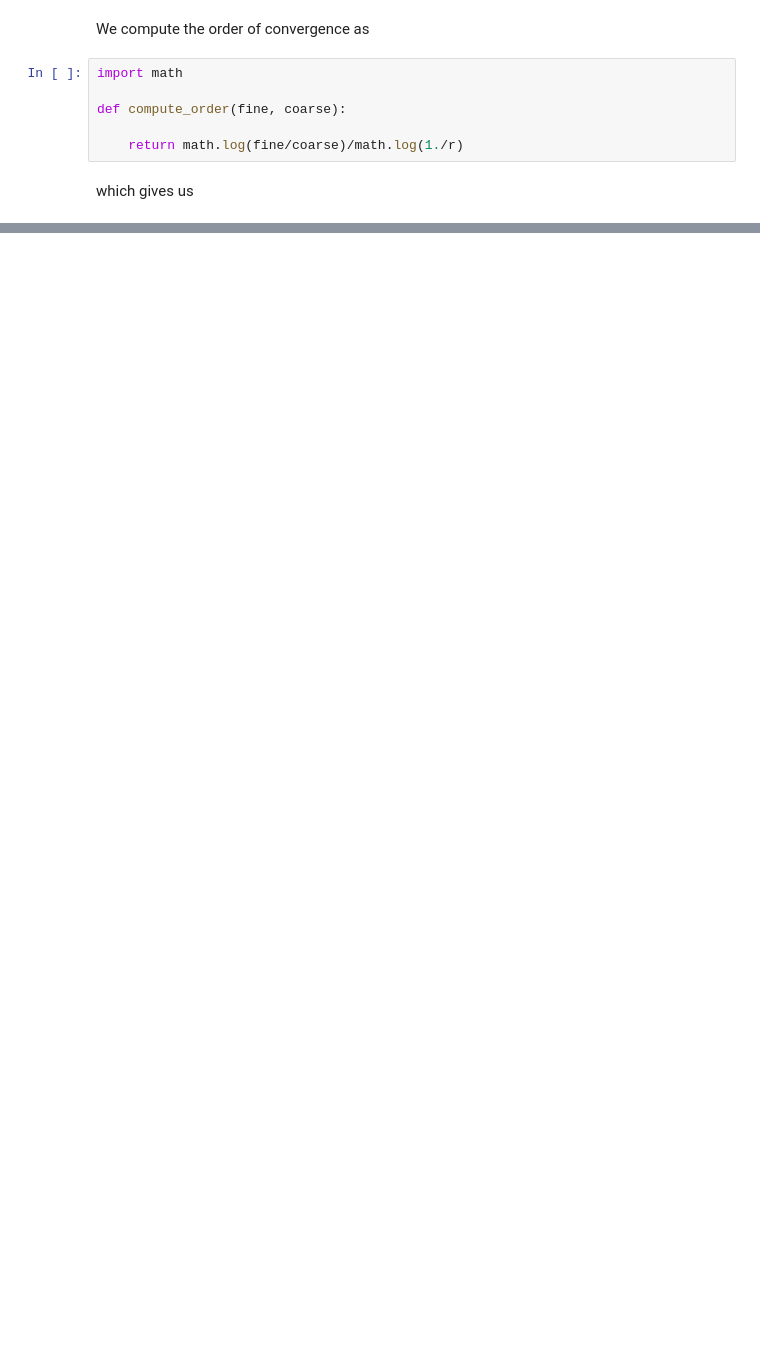
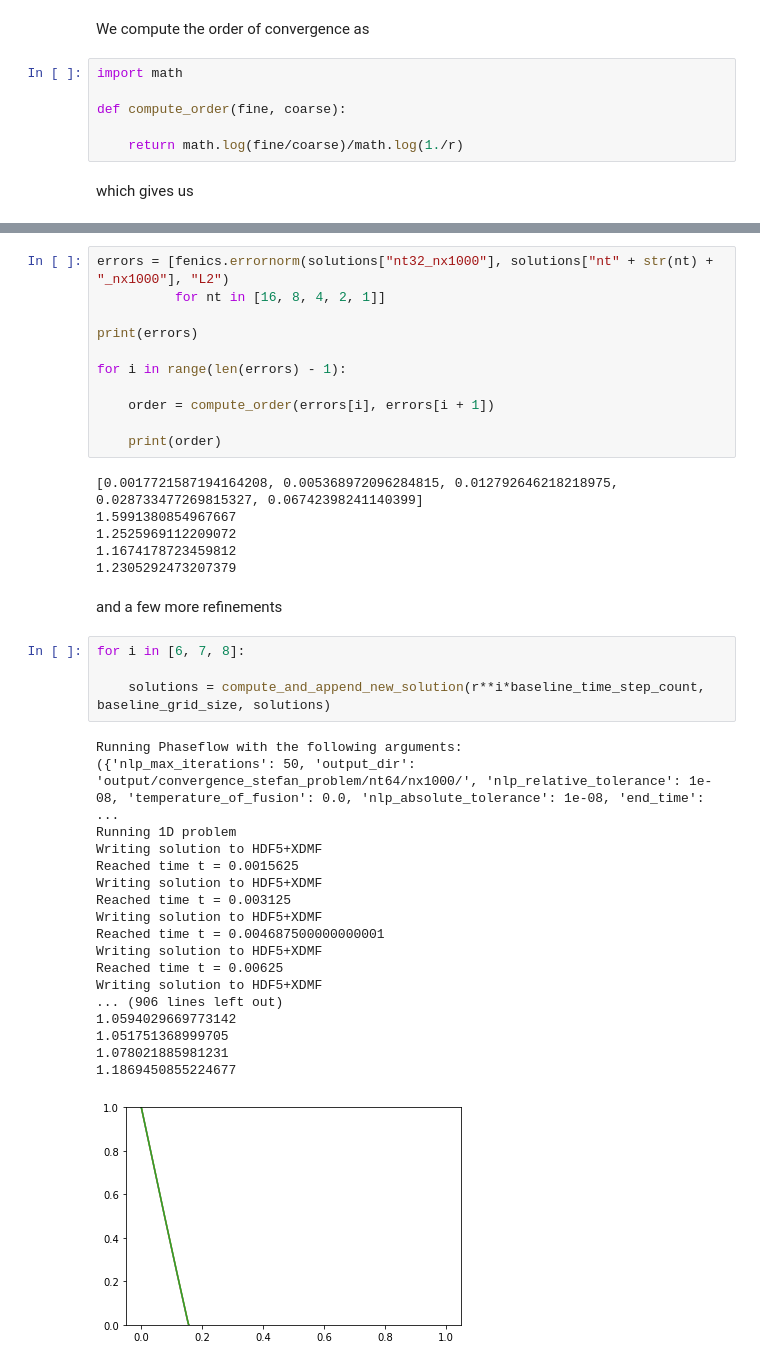
Before and after one commit to geo-fluid-dynamics/phaseflow-fenics, a Jupyter notebook: notebooks/Convergence-StefanProblem.ipynb, the cells around one changed output, grey strips where cells are left out. Drawn from its saved outputs; the diff is of its cells as text; blank space fills up the shorter version.

```diff
--- a/notebooks/Convergence-StefanProblem.ipynb
+++ b/notebooks/Convergence-StefanProblem.ipynb
@@ -202,0 +181,42 @@ print(order)
+# %%
+errors = [fenics.errornorm(solutions["nt32_nx1000"], solutions["nt" + str(nt) + "_nx1000"], "L2")
+          for nt in [16, 8, 4, 2, 1]]
+
+print(errors)
+
+for i in range(len(errors) - 1):
+
+    order = compute_order(errors[i], errors[i + 1])
+
+    print(order)
+# %% [output]
+[0.0017721587194164208, 0.005368972096284815, 0.012792646218218975, 0.028733477269815327, 0.06742398241140399]
+1.5991380854967667
+1.2525969112209072
+1.1674178723459812
+1.2305292473207379
+# %% [markdown]
+and a few more refinements
+# %%
+for i in [6, 7, 8]:
+
+    solutions = compute_and_append_new_solution(r**i*baseline_time_step_count, baseline_grid_size, solutions)
+# %% [output]
+Running Phaseflow with the following arguments:
+({'nlp_max_iterations': 50, 'output_dir': 'output/convergence_stefan_problem/nt64/nx1000/', 'nlp_relative_tolerance': 1e-08, 'temperature_of_fusion': 0.0, 'nlp_absolute_tolerance': 1e-08, 'end_time':  ...
+Running 1D problem
+Writing solution to HDF5+XDMF
+Reached time t = 0.0015625
+Writing solution to HDF5+XDMF
+Reached time t = 0.003125
+Writing solution to HDF5+XDMF
+Reached time t = 0.004687500000000001
+Writing solution to HDF5+XDMF
+Reached time t = 0.00625
+Writing solution to HDF5+XDMF
+... (906 lines left out)
+1.0594029669773142
+1.051751368999705
+1.078021885981231
+1.1869450855224677
+[figure, added]
```
Also changed, not shown: parts of 18 cells of this notebook.
